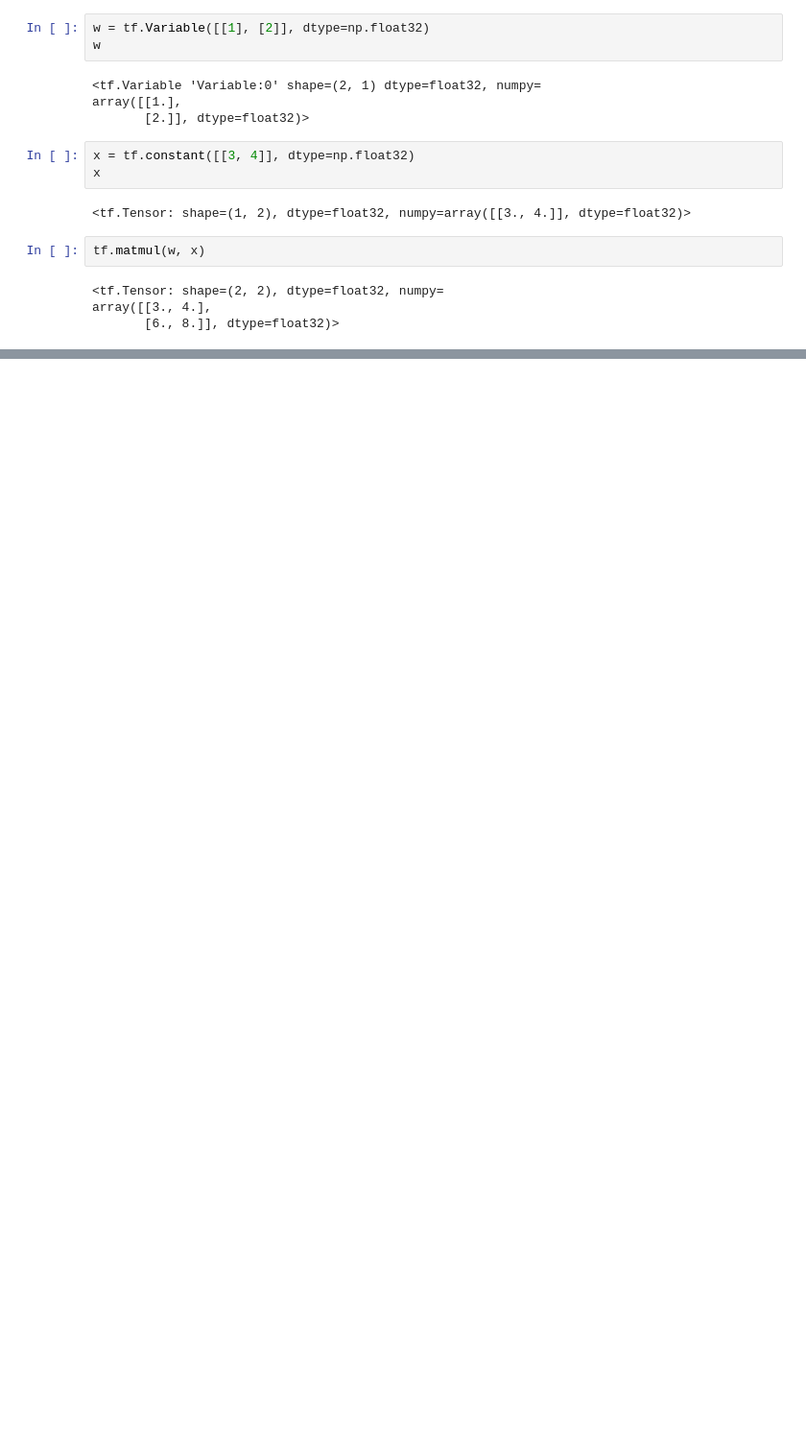
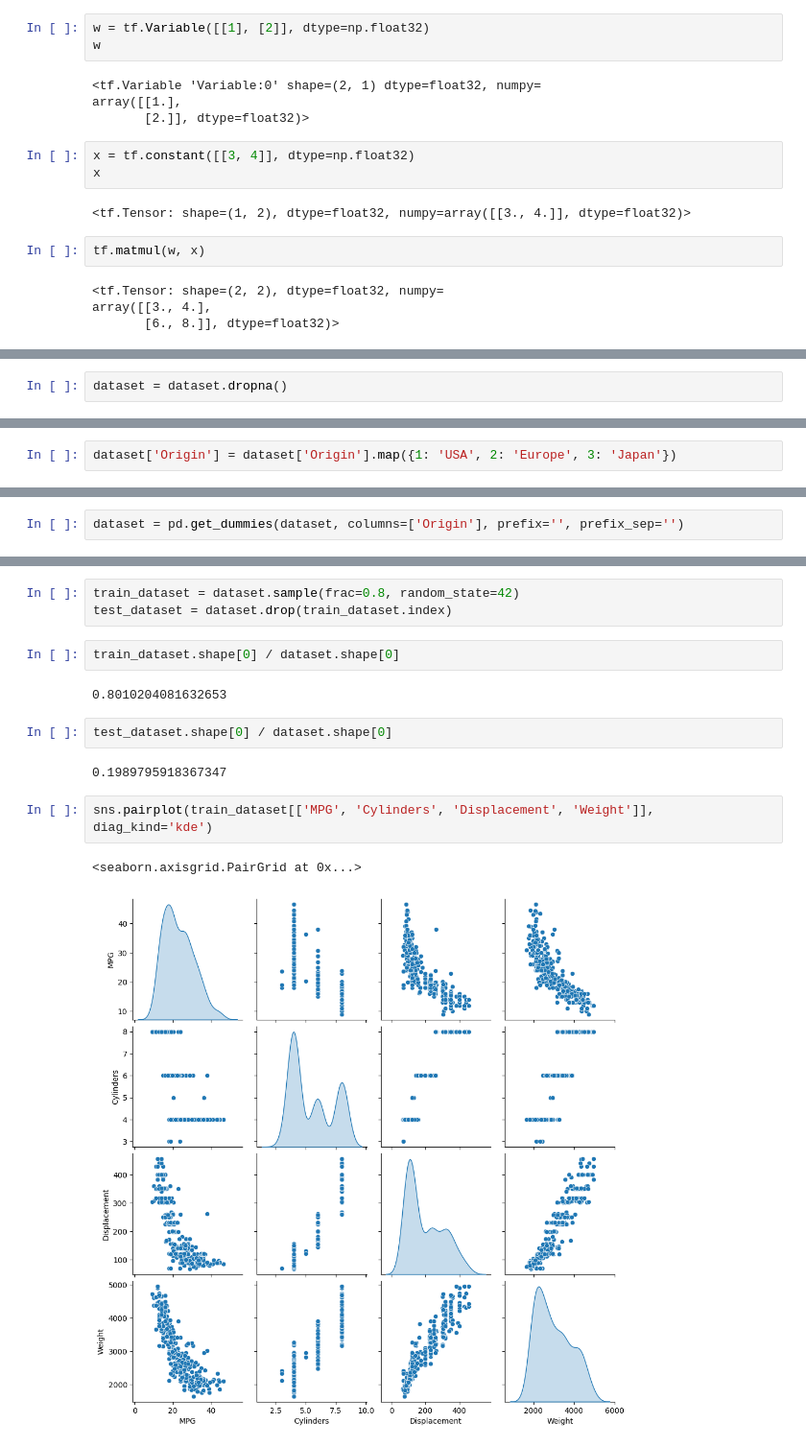
Before and after one commit to simonespa/machine-learning-playground, a Jupyter notebook: tensorflow/tensorflow.ipynb, the cells around one changed output, grey strips where cells are left out. Shown: that part at 96% size. Drawn from its saved outputs; the diff is of its cells as text; blank space fills up the shorter version.

```diff
--- a/tensorflow/tensorflow.ipynb
+++ b/tensorflow/tensorflow.ipynb
@@ -124,0 +225,2 @@ array([[3., 4.],
+# %%
+dataset = dataset.dropna()
@@ -124,0 +239,2 @@ array([[3., 4.],
+# %%
+dataset['Origin'] = dataset['Origin'].map({1: 'USA', 2: 'Europe', 3: 'Japan'})
@@ -124,0 +257,2 @@ array([[3., 4.],
+# %%
+dataset = pd.get_dummies(dataset, columns=['Origin'], prefix='', prefix_sep='')
@@ -124,0 +275,16 @@ array([[3., 4.],
+# %%
+train_dataset = dataset.sample(frac=0.8, random_state=42)
+test_dataset = dataset.drop(train_dataset.index)
+# %%
+train_dataset.shape[0] / dataset.shape[0]
+# %% [output]
+0.8010204081632653
+# %%
+test_dataset.shape[0] / dataset.shape[0]
+# %% [output]
+0.1989795918367347
+# %%
+sns.pairplot(train_dataset[['MPG', 'Cylinders', 'Displacement', 'Weight']], diag_kind='kde')
+# %% [output]
+<seaborn.axisgrid.PairGrid at 0x...>
+[figure, added]
```
Also changed, not shown: parts of 19 cells of this notebook, 6 other files.
